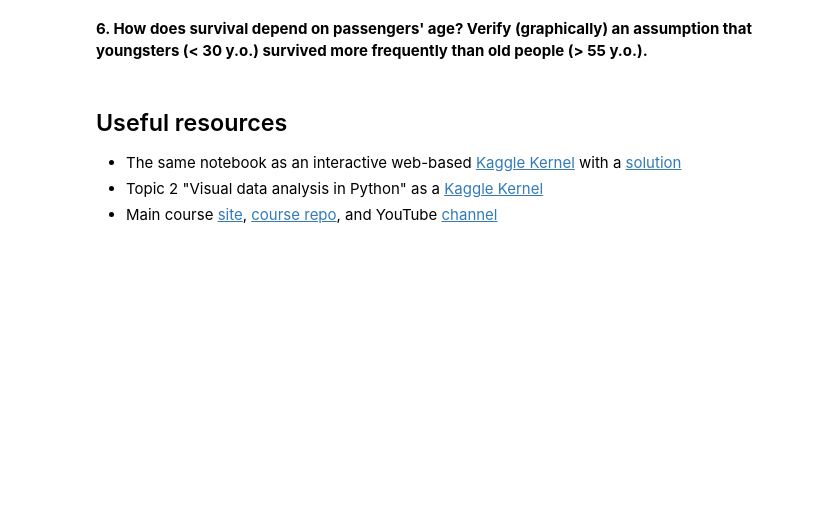
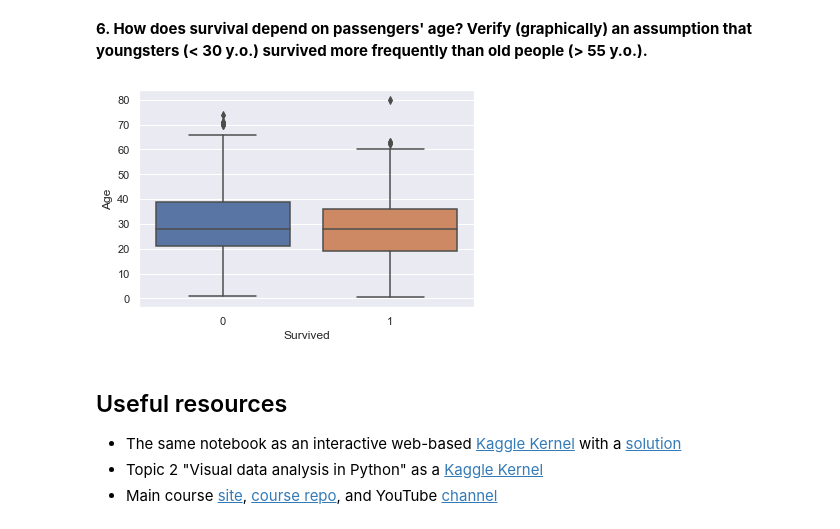
Before and after one commit to YousufAzadSami/mlcourse.ai, a Jupyter notebook: jupyter_english/topic02_visual_data_analysis/topic2_practice_visual_titanic.ipynb, the cells around one changed output. Drawn from its saved outputs; the diff is of its cells as text; code cells hidden in the pictures; blank space fills up the shorter version.

```diff
--- a/jupyter_english/topic02_visual_data_analysis/topic2_practice_visual_titanic.ipynb
+++ b/jupyter_english/topic02_visual_data_analysis/topic2_practice_visual_titanic.ipynb
@@ -186,3 +184,11 @@ plt.show()
+# %%
+# You code here
+sns.boxplot(x='Survived', y='Age', data=train_df)
+plt.show()
+
+# not working
+# %% [output]
+[figure, added]
 # %% [markdown]
 ## Useful resources
 * The same notebook as an interactive web-based [Kaggle Kernel](https://www.kaggle.com/kashnitsky/topic-2-practice-visualization) with a [solution](https://www.kaggle.com/kashnitsky/topic-2-practice-solution)
```
Also changed, not shown: parts of 1 cell of this notebook, 2 other files.
